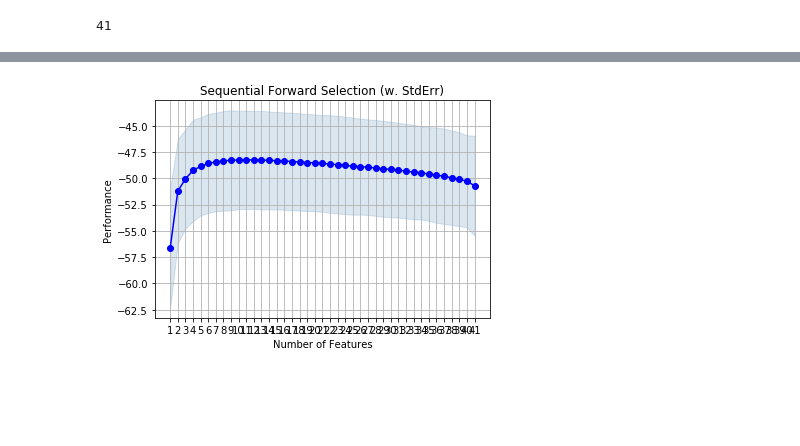
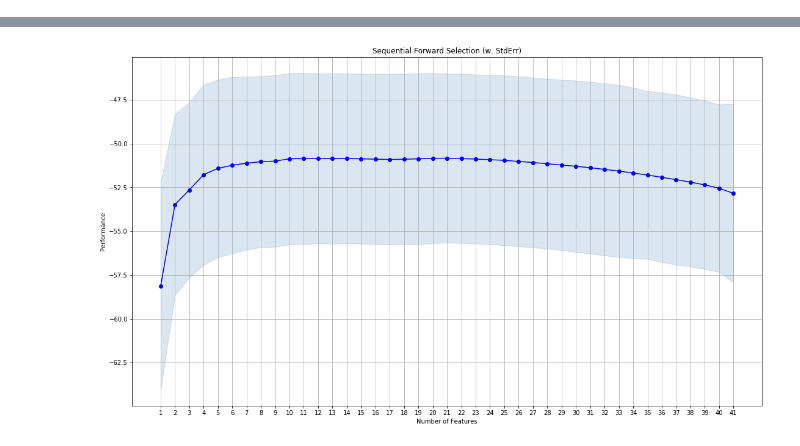
Before and after one commit to ShawnHouCHN/Introduction-to-Machine-Learning-and-Data-Mining-E17, a Jupyter notebook: Project2/Project 2 Regression.ipynb, the cells around one changed output, grey strips where cells are left out. Cells and saved outputs as stored; diff of their text form; code cells hidden in the pictures; blank space fills up the shorter version.

```diff
--- a/Project2/Project 2 Regression.ipynb
+++ b/Project2/Project 2 Regression.ipynb
@@ -19,28 +20,29 @@ after_match_attributes =['home_team_goal', 'away_team_goal', 'possession_home',
                       'foulcommit_home', 'foulcommit_away', 'rcard_home', 'rcard_away', 'ycard_home', 'ycard_away',
                       'throwin_home', 'throwin_away']
 before_match_attributes = list(set(all_match_attributes) - set(after_match_attributes))
-df_before_match = df_match[before_match_attributes]
+before_match_all=before_match_attributes+['possession_home']
+df_before_match = df_match[before_match_all]
 # %%
 holdout_per=0.2
-df_before_match_out_test = df_before_match.sample(frac=holdout_per)
-df_before_match_out_testtarget = df_match[df_match.index.isin(df_before_match_out_test.index.values.tolist())]['possession_home']
+df_before_match_out_sample = df_before_match.sample(frac=holdout_per)
+df_before_match_out_testtarget = df_before_match_out_sample['possession_home']
+df_before_match_out_test =df_before_match_out_sample[before_match_attributes]
 
-df_before_match_out_training = df_before_match.iloc[list(set(df_before_match.index.values.tolist())-set(df_before_match_out_test.index.values.tolist()))]
-df_before_match_out_trainingtarget = df_match[df_match.index.isin(df_before_match_out_training.index.values.tolist())]['possession_home']
+df_before_match_out_left = df_before_match.iloc[list(set(df_before_match.index.values.tolist())-set(df_before_match_out_sample.index.values.tolist()))]
+df_before_match_out_training = df_before_match_out_left[before_match_attributes]
+df_before_match_out_trainingtarget = df_before_match_out_left['possession_home']
-# %% [output]
-41
 # %%
 lr = linear_model.LinearRegression()
-sfs = SFS(lr,
+sfs_greedy = SFS(lr,
            k_features=df_before_match_out_training.shape[1],
            forward=True,
            floating=False,
            verbose=2,
            scoring='neg_mean_squared_error',
            cv=10)
-sfs = sfs.fit(df_before_match_out_training.as_matrix(), df_before_match_out_trainingtarget.as_matrix())
-fig = plot_sfs(sfs.get_metric_dict(), kind='std_err')
-
+sfs_greedy = sfs_greedy.fit(df_before_match_out_training.as_matrix(), df_before_match_out_trainingtarget.as_matrix())
+fig = plot_sfs(sfs_greedy.get_metric_dict(), kind='std_err')
+fig.set_size_inches(18.5, 10.5, forward=True)
 plt.title('Sequential Forward Selection (w. StdErr)')
 plt.grid()
 plt.show()
@@ -65,2 +67,2 @@ plt.show()
-[figure, old version]
+[figure, new version]
 # %%
```
Also changed, not shown: parts of 16 cells of this notebook.
